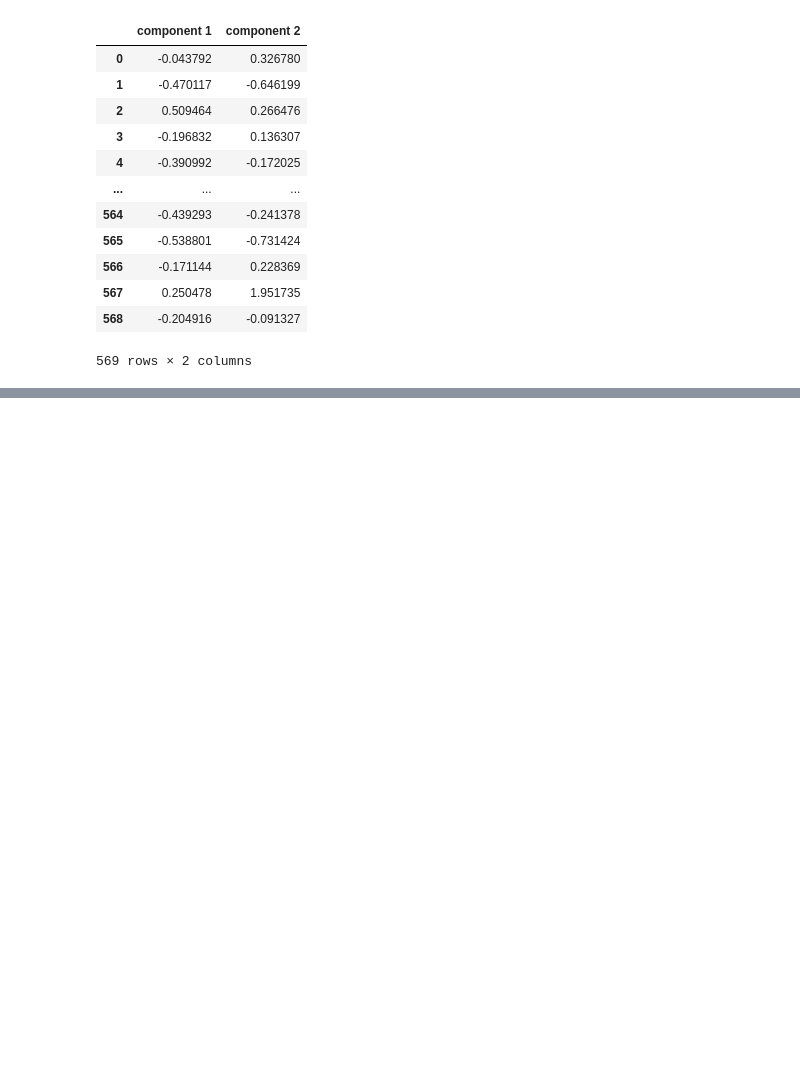
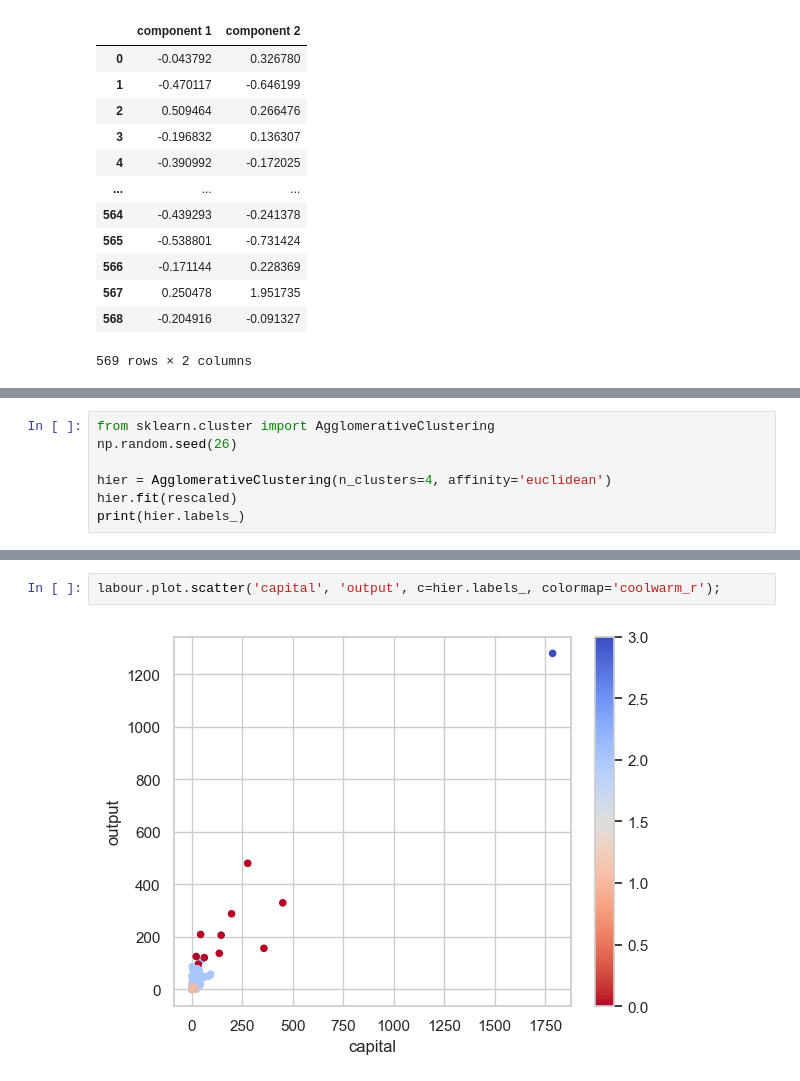
Before and after one commit to Ultraluxe25/Learning-Data-Science-and-Machine-Learning, a Jupyter notebook: Stepik courses/MGIMO Data Analysis - Hypothessis testing and Visualization in Python. PCA. Clusterization with KMeans..ipynb, the cells around one changed output, grey strips where cells are left out. Cells and saved outputs as stored; diff of their text form; blank space fills up the shorter version.

```diff
--- a/Stepik courses/MGIMO Data Analysis - Visualization in Python. PCA.ipynb
+++ b/Stepik courses/MGIMO Data Analysis - Hypothessis testing and Visualization in Python. PCA. Clusterization with KMeans..ipynb
@@ -204,0 +259,7 @@ df_pca
+# %%
+from sklearn.cluster import AgglomerativeClustering
+np.random.seed(26)
+
+hier = AgglomerativeClustering(n_clusters=4, affinity='euclidean')
+hier.fit(rescaled)
+print(hier.labels_)
@@ -204,0 +283,4 @@ df_pca
+# %%
+labour.plot.scatter('capital', 'output', c=hier.labels_, colormap='coolwarm_r');
+# %% [output]
+[figure, added]
```
Also changed, not shown: parts of 12 cells of this notebook.
